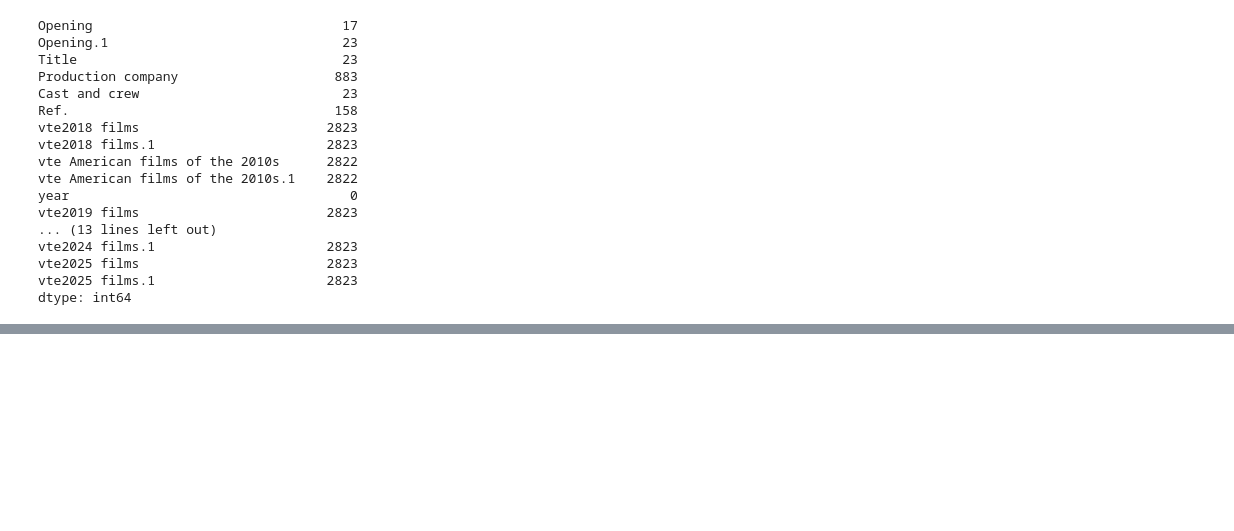
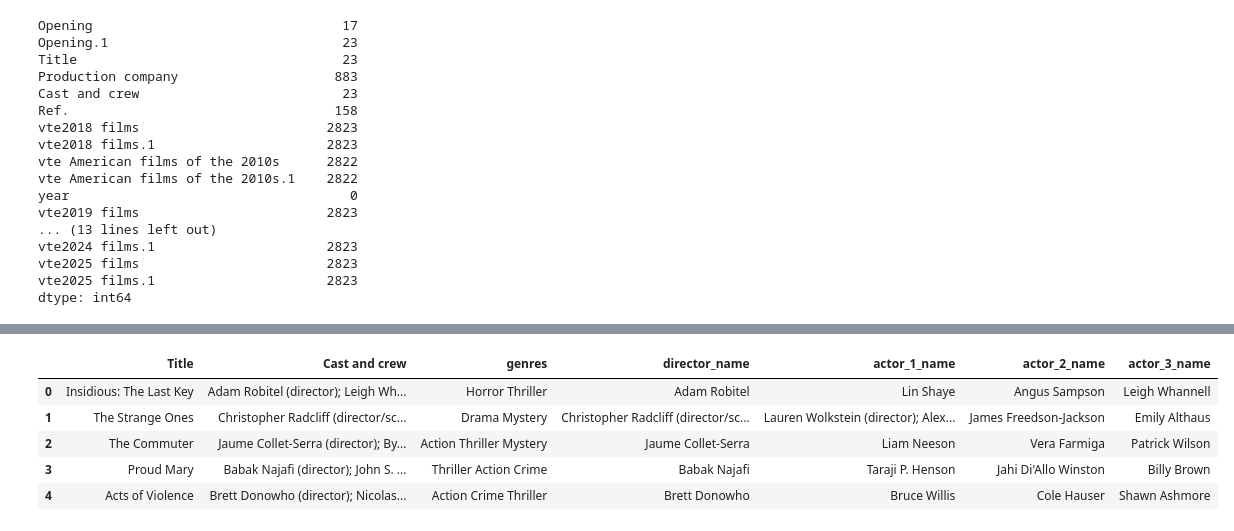
Before and after one commit to Thomasayanfeoluwa/CosineSimilarity-Recommender-System, a Jupyter notebook: data_preprocessing/data_preprocessing3.ipynb, the cells around one changed output, grey strips where cells are left out. Cells and saved outputs as stored; diff of their text form; code cells hidden in the pictures; blank space fills up the shorter version.

```diff
--- a/data_preprocessing/data_preprocessing3.ipynb
+++ b/data_preprocessing/data_preprocessing3.ipynb
@@ -109,0 +144,2 @@ tmdb.api_key = api_key
+# %%
+new_df['genres'] = new_df['Title'].astype(str).map(get_genres)
@@ -109,0 +203,10 @@ tmdb.api_key = api_key
+# %%
+def get_director(x):
+    if " (director)" in x:
+        return x.split(" (director)")[0]
+    elif " (directors)" in x:
+        return x.split(" (directors)")[0]
+    else:
+        return x.split(" (director/screenplay)")[0]
+# %%
+new_df["director_name"] = new_df["Cast and crew"].map(lambda x: get_director(str(x)))
@@ -109,0 +237,35 @@ tmdb.api_key = api_key
+# %%
+def extract_movie_people(x):
+    result = {
+        "actor_1_name": np.nan,
+        "actor_2_name": np.nan,
+        "actor_3_name": np.nan
+    }
+
+    try:
+        actors_part = x.split("screenplay); ")[-1]
+        actors_list = [a.strip() for a in actors_part.split(", ")]
+        if len(actors_list) >= 1:
+            result["actor_1_name"] = actors_list[0]
+        if len(actors_list) >= 2:
+            result["actor_2_name"] = actors_list[1]
+        if len(actors_list) >= 3:
+            result["actor_3_name"] = actors_list[2]
+    except:
+        pass
+
+    return result
+
+df_all = new_df.copy()
+people_df = df_all["Cast and crew"].map(extract_movie_people).apply(pd.Series)
+
+df_all.loc[:, ["actor_1_name", "actor_2_name", "actor_3_name"]] = people_df
+# %%
+df_all.head()
+# %% [output]
+|  | Title | Cast and crew | genres | director_name | actor_1_name | actor_2_name | actor_3_name |
+| 0 | Insidious: The Last Key | Adam Robitel (director); Leigh Wh... | Horror Thriller | Adam Robitel | Lin Shaye | Angus Sampson | Leigh Whannell |
+| 1 | The Strange Ones | Christopher Radcliff (director/sc... | Drama Mystery | Christopher Radcliff (director/sc... | Lauren Wolkstein (director); Alex... | James Freedson-Jackson | Emily Althaus |
+| 2 | The Commuter | Jaume Collet-Serra (director); By... | Action Thriller Mystery | Jaume Collet-Serra | Liam Neeson | Vera Farmiga | Patrick Wilson |
+| 3 | Proud Mary | Babak Najafi (director); John S. ... | Thriller Action Crime | Babak Najafi | Taraji P. Henson | Jahi Di'Allo Winston | Billy Brown |
+| 4 | Acts of Violence | Brett Donowho (director); Nicolas... | Action Crime Thriller | Brett Donowho | Bruce Willis | Cole Hauser | Shawn Ashmore |
```
Also changed, not shown: parts of 26 cells of this notebook, 4 other files.
